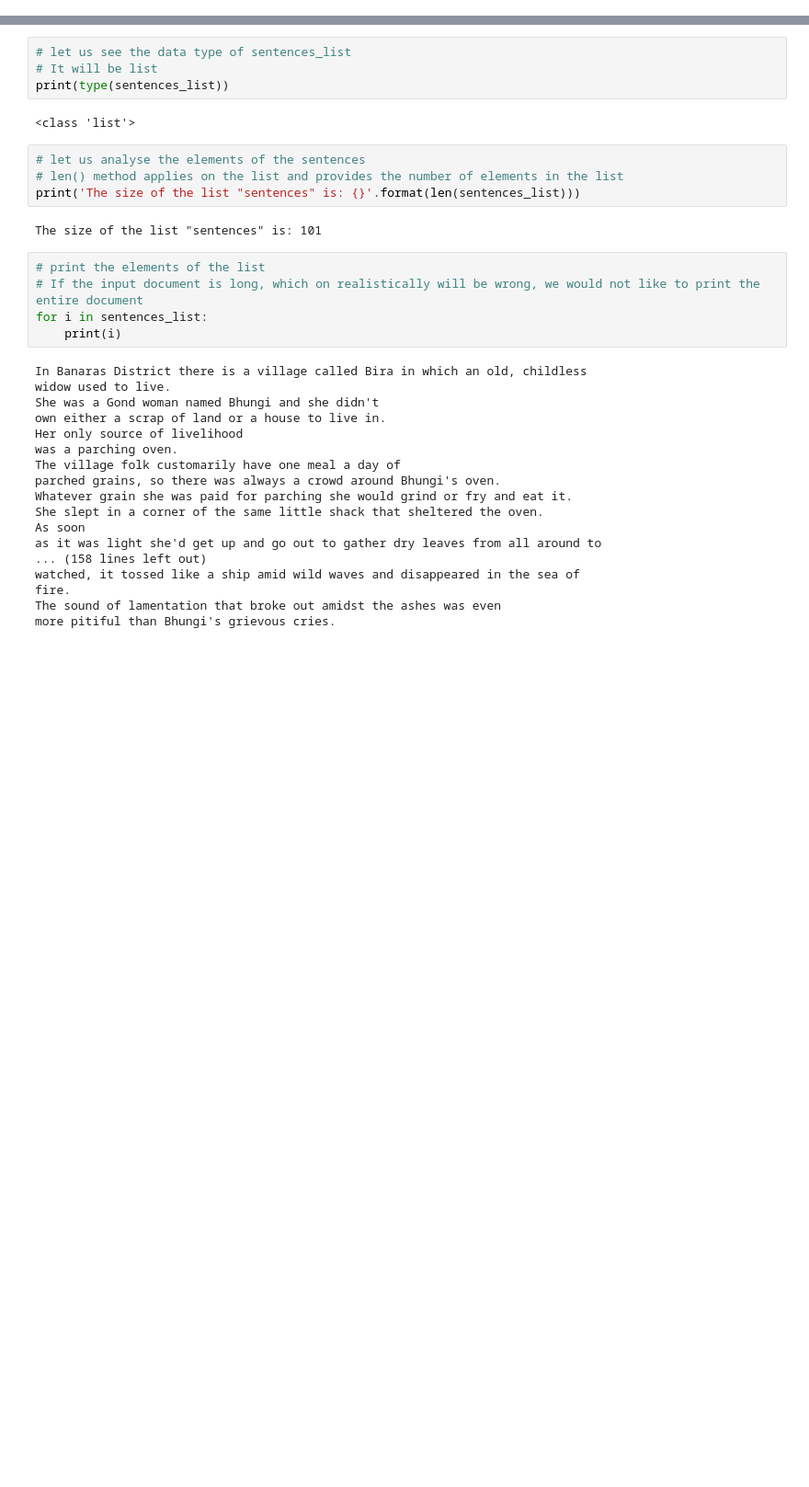
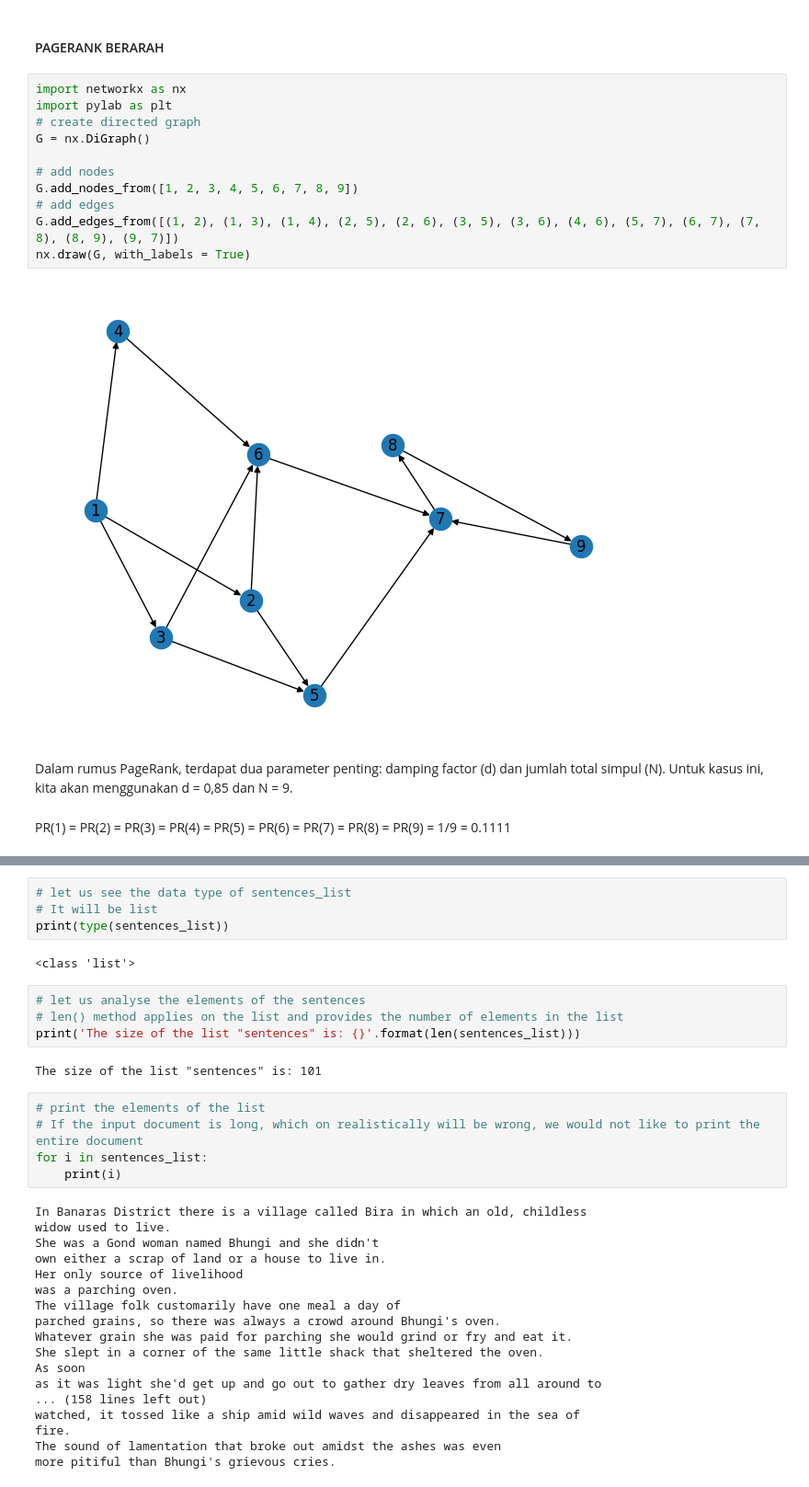
Before and after one commit to AlifnurFathurrahmanPrasodjo/PROYEK-SAIN-DATA-, a Jupyter notebook: _sources/Tugas_Pagerank.ipynb, the cells around one changed output, grey strips where cells are left out. Shown at 92% size. Drawn from its saved outputs; the diff is of its cells as text; blank space fills up the shorter version.

```diff
--- a/_sources/Tugas_Pagerank.ipynb
+++ b/_sources/Tugas_Pagerank.ipynb
@@ -177,0 +75,19 @@ The size of the item 0 in Bytes is: 146
+# %% [markdown]
+#### PAGERANK BERARAH
+# %%
+import networkx as nx
+import pylab as plt
+# create directed graph
+G = nx.DiGraph()
+
+# add nodes
+G.add_nodes_from([1, 2, 3, 4, 5, 6, 7, 8, 9])
+# add edges
+G.add_edges_from([(1, 2), (1, 3), (1, 4), (2, 5), (2, 6), (3, 5), (3, 6), (4, 6), (5, 7), (6, 7), (7, 8), (8, 9), (9, 7)])
+nx.draw(G, with_labels = True)
+# %% [output]
+[figure, added]
+# %% [markdown]
+Dalam rumus PageRank, terdapat dua parameter penting: damping factor (d) dan jumlah total simpul (N). Untuk kasus ini, kita akan menggunakan d = 0,85 dan N = 9.
+# %% [markdown]
+PR(1) = PR(2) = PR(3) = PR(4) = PR(5) = PR(6) = PR(7) = PR(8) = PR(9) = 1/9 = 0.1111
```
Also changed, not shown: parts of 49 cells of this notebook, 25 other files.
